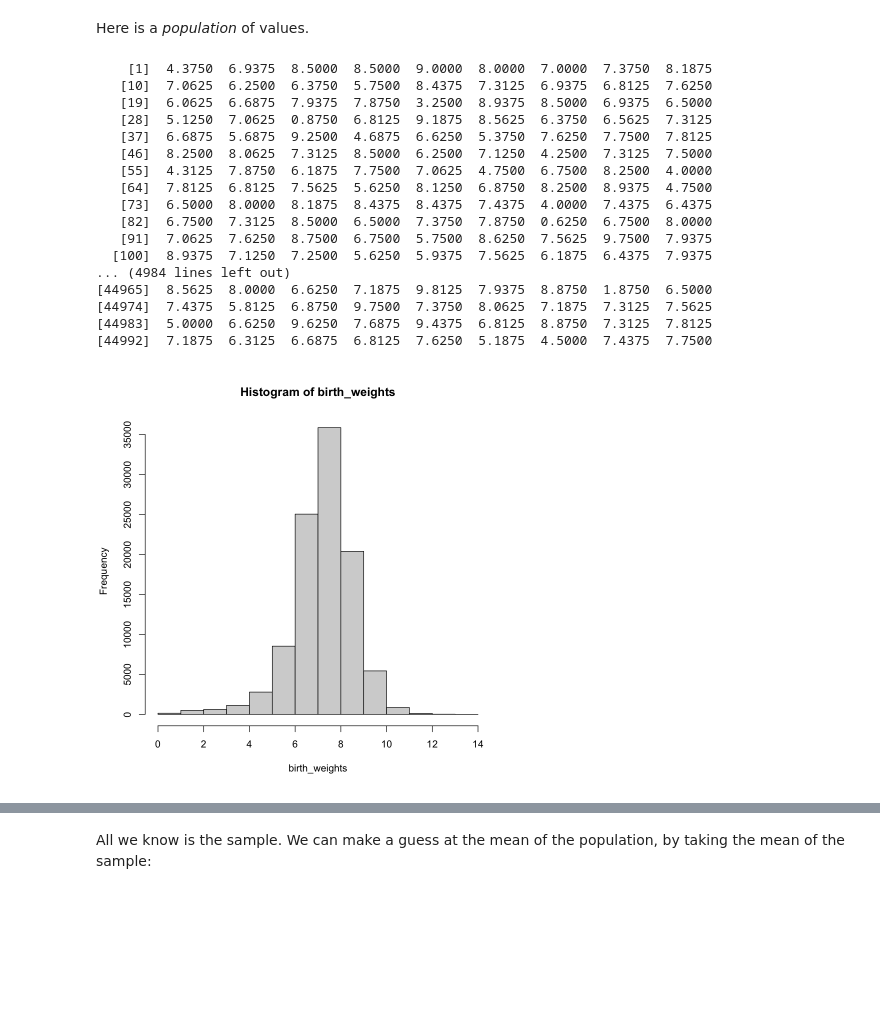
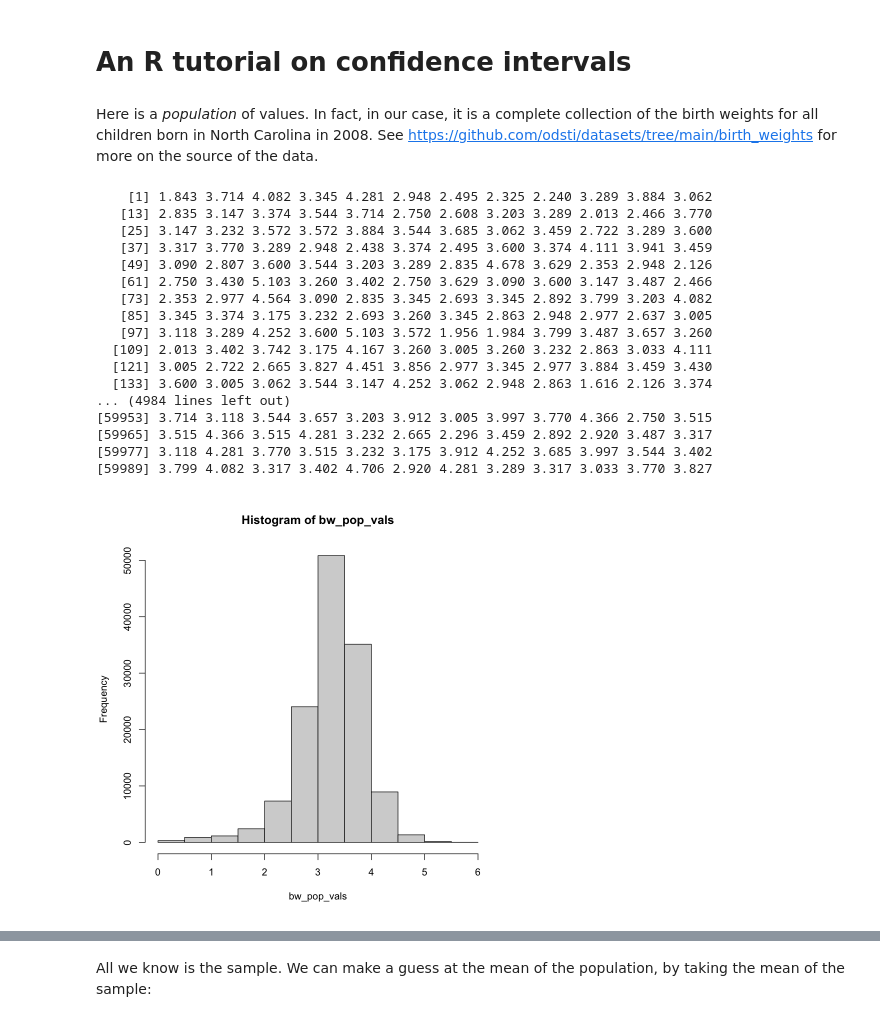
Before and after one commit to matthew-brett/confidence-intervals, a Jupyter notebook: confidence_intervals.ipynb, the cells around one changed output, grey strips where cells are left out. Cells and saved outputs as stored; diff of their text form; code cells hidden in the pictures; blank space fills up the shorter version.

```diff
--- a/confidence_intervals.ipynb
+++ b/confidence_intervals.ipynb
@@ -1,29 +1,32 @@
+# %% [markdown]
+# An R tutorial on confidence intervals
 # %% [markdown]
-Here is a *population* of values.
+Here is a *population* of values.  In fact, in our case, it is a complete collection of the birth weights for all children born in North Carolina in 2008.  See <https://github.com/odsti/datasets/tree/main/birth_weights> for more on the source of the data.
 # %%
-df <- read.csv('data/baby-weights-dataset.csv')
-birth_weights <- df[['BWEIGHT']]
-birth_weights
+# Birth weights for every baby born in North Carolina.
+df <- read.csv('data/nc_birth_weights.csv')
+bw_pop_vals = df[['birth_weight']]
+bw_pop_vals
 # %% [output]
-    [1]  4.3750  6.9375  8.5000  8.5000  9.0000  8.0000  7.0000  7.3750  8.1875
-   [10]  7.0625  6.2500  6.3750  5.7500  8.4375  7.3125  6.9375  6.8125  7.6250
-   [19]  6.0625  6.6875  7.9375  7.8750  3.2500  8.9375  8.5000  6.9375  6.5000
-   [28]  5.1250  7.0625  0.8750  6.8125  9.1875  8.5625  6.3750  6.5625  7.3125
-   [37]  6.6875  5.6875  9.2500  4.6875  6.6250  5.3750  7.6250  7.7500  7.8125
-   [46]  8.2500  8.0625  7.3125  8.5000  6.2500  7.1250  4.2500  7.3125  7.5000
-   [55]  4.3125  7.8750  6.1875  7.7500  7.0625  4.7500  6.7500  8.2500  4.0000
-   [64]  7.8125  6.8125  7.5625  5.6250  8.1250  6.8750  8.2500  8.9375  4.7500
-   [73]  6.5000  8.0000  8.1875  8.4375  8.4375  7.4375  4.0000  7.4375  6.4375
-   [82]  6.7500  7.3125  8.5000  6.5000  7.3750  7.8750  0.6250  6.7500  8.0000
-   [91]  7.0625  7.6250  8.7500  6.7500  5.7500  8.6250  7.5625  9.7500  7.9375
-  [100]  8.9375  7.1250  7.2500  5.6250  5.9375  7.5625  6.1875  6.4375  7.9375
+    [1] 1.843 3.714 4.082 3.345 4.281 2.948 2.495 2.325 2.240 3.289 3.884 3.062
+   [13] 2.835 3.147 3.374 3.544 3.714 2.750 2.608 3.203 3.289 2.013 2.466 3.770
+   [25] 3.147 3.232 3.572 3.572 3.884 3.544 3.685 3.062 3.459 2.722 3.289 3.600
+   [37] 3.317 3.770 3.289 2.948 2.438 3.374 2.495 3.600 3.374 4.111 3.941 3.459
+   [49] 3.090 2.807 3.600 3.544 3.203 3.289 2.835 4.678 3.629 2.353 2.948 2.126
+   [61] 2.750 3.430 5.103 3.260 3.402 2.750 3.629 3.090 3.600 3.147 3.487 2.466
+   [73] 2.353 2.977 4.564 3.090 2.835 3.345 2.693 3.345 2.892 3.799 3.203 4.082
+   [85] 3.345 3.374 3.175 3.232 2.693 3.260 3.345 2.863 2.948 2.977 2.637 3.005
+   [97] 3.118 3.289 4.252 3.600 5.103 3.572 1.956 1.984 3.799 3.487 3.657 3.260
+  [109] 2.013 3.402 3.742 3.175 4.167 3.260 3.005 3.260 3.232 2.863 3.033 4.111
+  [121] 3.005 2.722 2.665 3.827 4.451 3.856 2.977 3.345 2.977 3.884 3.459 3.430
+  [133] 3.600 3.005 3.062 3.544 3.147 4.252 3.062 2.948 2.863 1.616 2.126 3.374
 ... (4984 lines left out)
-[44965]  8.5625  8.0000  6.6250  7.1875  9.8125  7.9375  8.8750  1.8750  6.5000
-[44974]  7.4375  5.8125  6.8750  9.7500  7.3750  8.0625  7.1875  7.3125  7.5625
-[44983]  5.0000  6.6250  9.6250  7.6875  9.4375  6.8125  8.8750  7.3125  7.8125
-[44992]  7.1875  6.3125  6.6875  6.8125  7.6250  5.1875  4.5000  7.4375  7.7500
+[59953] 3.714 3.118 3.544 3.657 3.203 3.912 3.005 3.997 3.770 4.366 2.750 3.515
+[59965] 3.515 4.366 3.515 4.281 3.232 2.665 2.296 3.459 2.892 2.920 3.487 3.317
+[59977] 3.118 4.281 3.770 3.515 3.232 3.175 3.912 4.252 3.685 3.997 3.544 3.402
+[59989] 3.799 4.082 3.317 3.402 4.706 2.920 4.281 3.289 3.317 3.033 3.770 3.827
 # %%
-hist(birth_weights)
+hist(bw_pop_vals)
 # %% [output]
-[figure, old version]
+[figure, new version]
 # %% [markdown]
```
Also changed, not shown: parts of 31 cells of this notebook, 5 other files.
